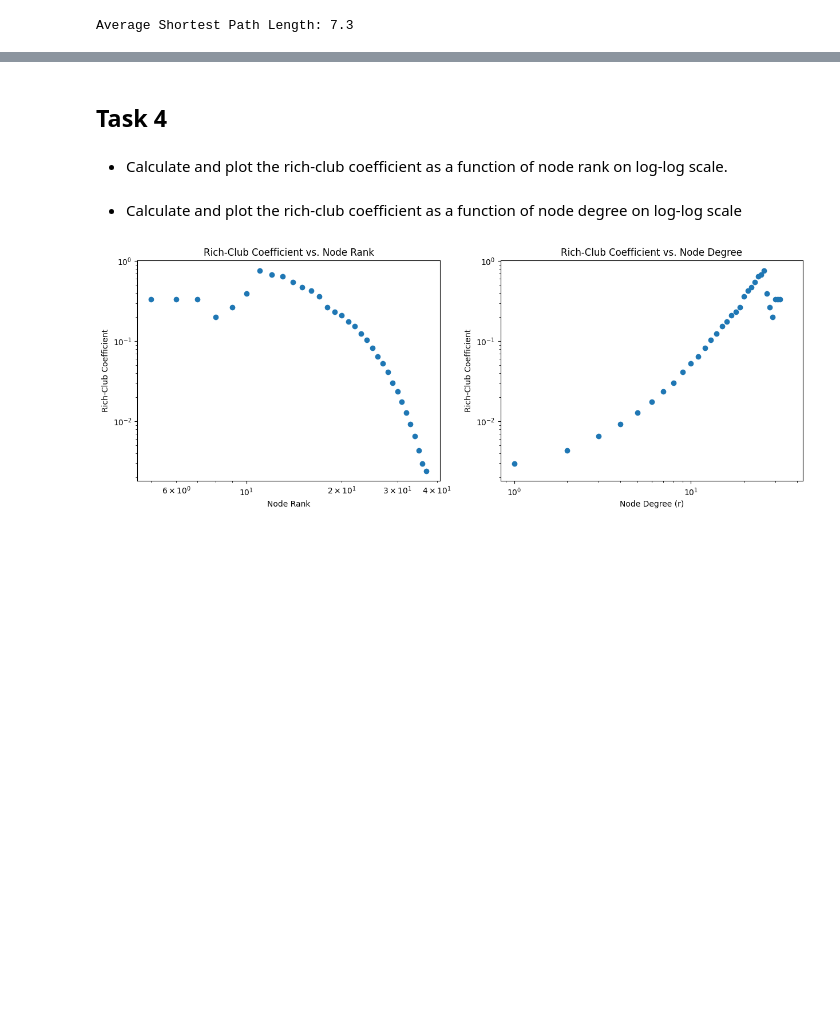
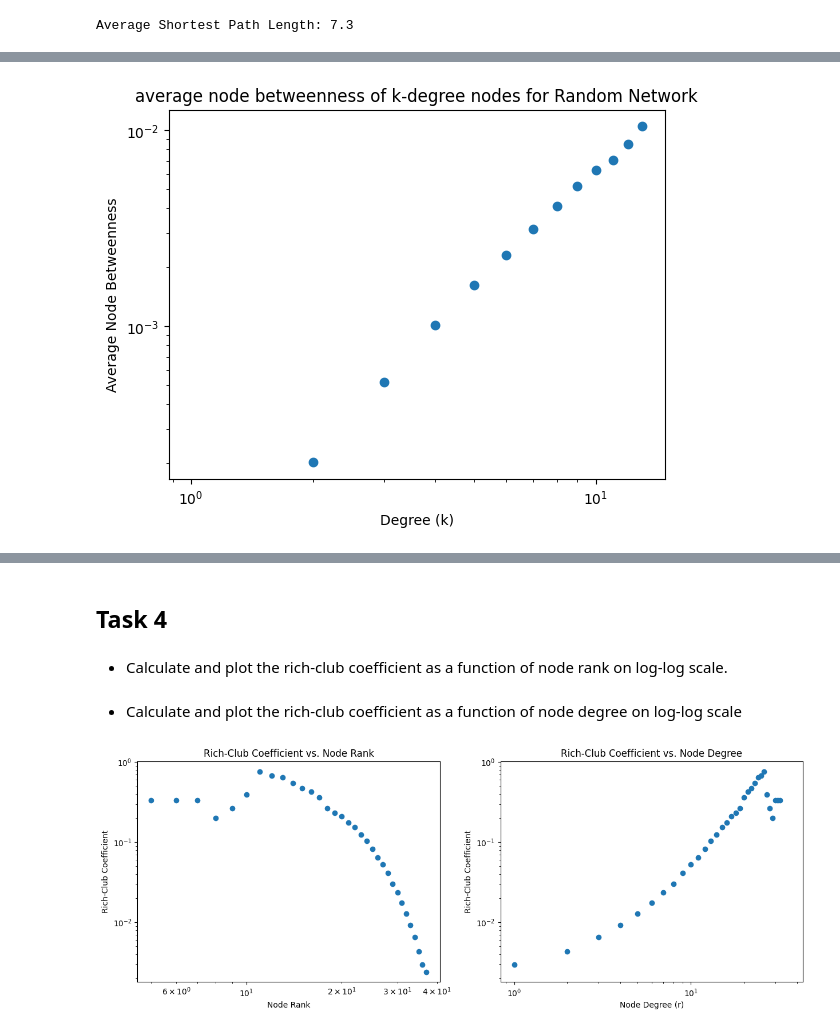
Before and after one commit to ignRyann/author-network-analysis, a Jupyter notebook: coursework1.ipynb, the cells around one changed output, grey strips where cells are left out. Saved outputs shown, nothing was run; the diff lists cells and outputs as text; code cells hidden in the pictures; blank space fills up the shorter version.

```diff
--- a/coursework1.ipynb
+++ b/coursework1.ipynb
@@ -290,0 +283,15 @@ plt.show()
+# %%
+# Calculate average betweenness per degree
+avg_betweenness = average_betweenness_per_degree(ER)
+
+# Plotting on log-log scale
+degrees = list(avg_betweenness.keys())
+betweenness_values = list(avg_betweenness.values())
+
+plt.loglog(degrees, betweenness_values, 'o')
+plt.title('average node betweenness of k-degree nodes for Random Network')
+plt.xlabel('Degree (k)')
+plt.ylabel('Average Node Betweenness')
+plt.show()
+# %% [output]
+[figure, added]
```
Also changed, not shown: parts of 27 cells of this notebook.
